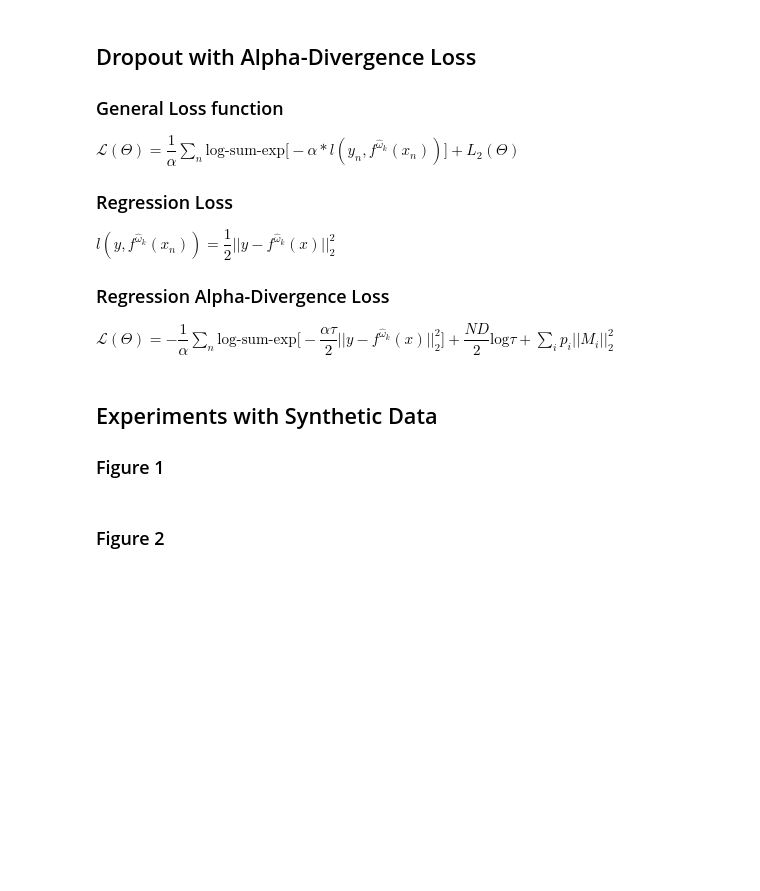
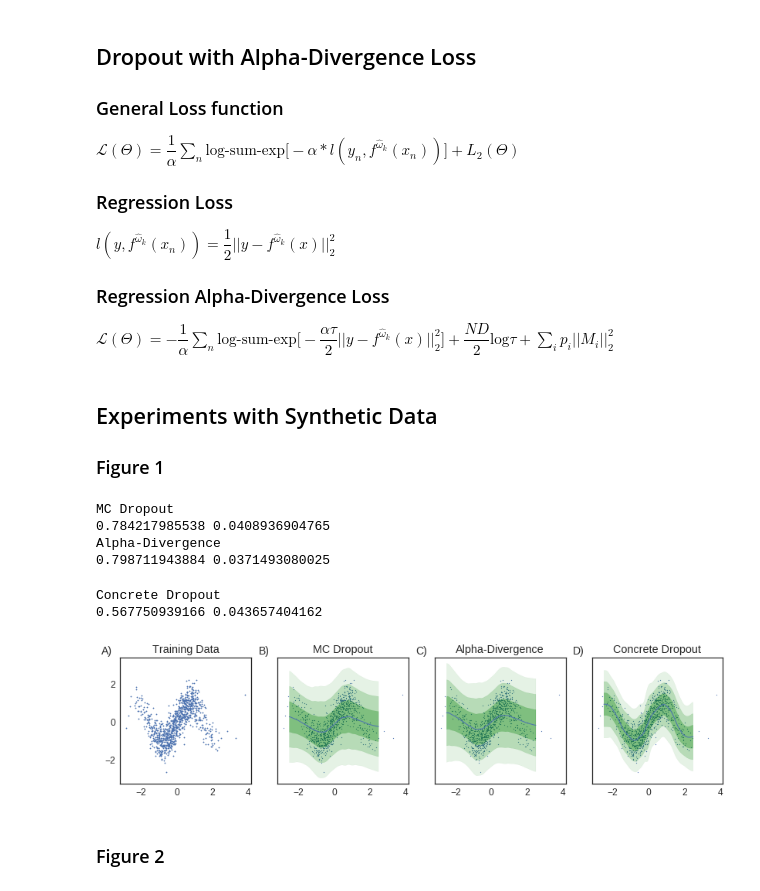
Before and after one commit to tjvandal/CI-2017, a Jupyter notebook: notebooks/bnn-experiments.ipynb, the cells around one changed output. Saved outputs shown, nothing was run; the diff lists cells and outputs as text; code cells hidden in the pictures; blank space fills up the shorter version.

```diff
--- a/notebooks/bnn-experiments.ipynb
+++ b/notebooks/bnn-experiments.ipynb
@@ -164,13 +166,13 @@ $\mathcal{L}(\Theta) = -\dfrac{1}{\alpha} \sum_n \text{log-sum-exp} \big[ -\dfra
 sns.set_style("white")
 N = 1000
 Kmc = 50
-sigma = 0.50
+sigma = 0.5
 epochs = 1000
 X_train, Y_train = gen_data(N=N, sigma=sigma)
 
-X_test = np.arange(-4, 4, 0.01)
+X_test = np.arange(-2.5, 2.5, 0.01)
 Y_signal = gen_signal(X_test[:,np.newaxis])
-Y_test = gen_data(X=X_test[:,np.newaxis], sigma=sigma)
+_, Y_test = gen_data(X=X_test[:,np.newaxis], sigma=sigma)
 
 fig, axs = plt.subplots(1,4, figsize=(14,3), sharex=True, sharey=True)
 axs = np.ravel(axs)
@@ -204,40 +206,50 @@ for j in range(3):
         name = 'Concrete Dropout'
         model, _ = fit_concrete(epochs, X_train, Y_train, verbose=0)
 
+    print name
+
     Y_samples = np.array([model.predict(X_test[:,np.newaxis]) for _ in range(Kmc)])
 
     Y_mean, Y_var = get_moments(Y_samples)
-    Y_std = np.std(Y_var)
-
+    Y_std = np.sqrt(Y_var)
+    print np.mean(Y_std), np.std(Y_std)
     test_results[name] = dict(mu=Y_mean, std=Y_std, samples=Y_samples)
 
     window_len = 41
     pad = window_len - 1
     Y_mean_smooth = smooth(Y_mean, window_len)[pad:-pad]
     for i, z in enumerate([3., 2., 1.]):
         yhi = smooth(Y_mean + z*Y_std, window_len)[pad:-pad]
         ylow = smooth(Y_mean - z*Y_std, window_len)[pad:-pad]
         hi_percentile = scipy.stats.norm.cdf(z)*100.
         low_percentile = 100 - hi_percentile
         #yhi  = smooth(np.percentile(Y_samples[:,:,0], hi_percentile,  axis=0), window_len)[pad:-pad]
         #ylow = smooth(np.percentile(Y_samples[:,:,0], low_percentile, axis=0), window_len)[pad:-pad]
 
         x = np.concatenate([X_test, np.flipud(X_test)])[:,np.newaxis]
         y = np.concatenate([ylow, np.flipud(yhi)])[:,np.newaxis]
         xy = np.concatenate([x,y], axis=1)
 
         poly = Polygon(xy, closed=False, alpha=(i+1)*0.1, color='green')
         axs[j+1].add_patch(poly)
 
     axs[j+1].scatter(X_train, Y_train, s=1.)
     axs[j+1].plot(X_test, Y_mean_smooth, lw=1.)
     axs[j+1].set_title(name)
 
 for i in range(4):
     axs[i].text(-0.1,1.05, plot_labels[i], horizontalalignment='center', verticalalignment='center',
             transform=axs[i].transAxes, fontsize=14)
 plt.savefig("figure1.pdf")
 plt.show()
+# %% [output]
+MC Dropout
+0.784217985538 0.0408936904765
+Alpha-Divergence
+0.798711943884 0.0371493080025
+Concrete Dropout
+0.567750939166 0.043657404162
+[figure, added]
 # %% [markdown]
 ### Figure 2
 # %%
```
Also changed, not shown: parts of 10 cells of this notebook.
